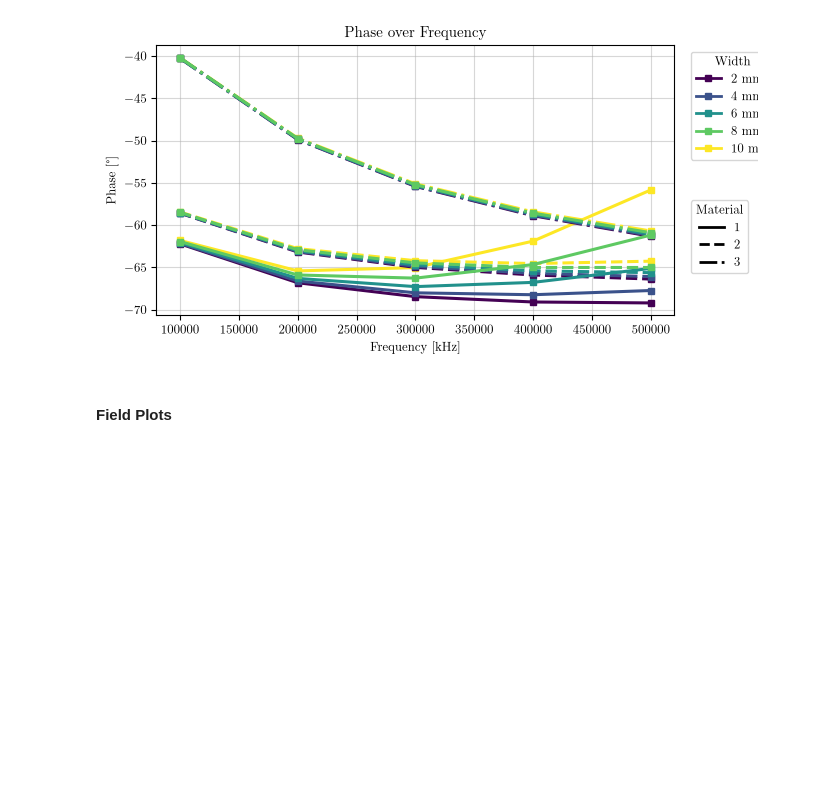
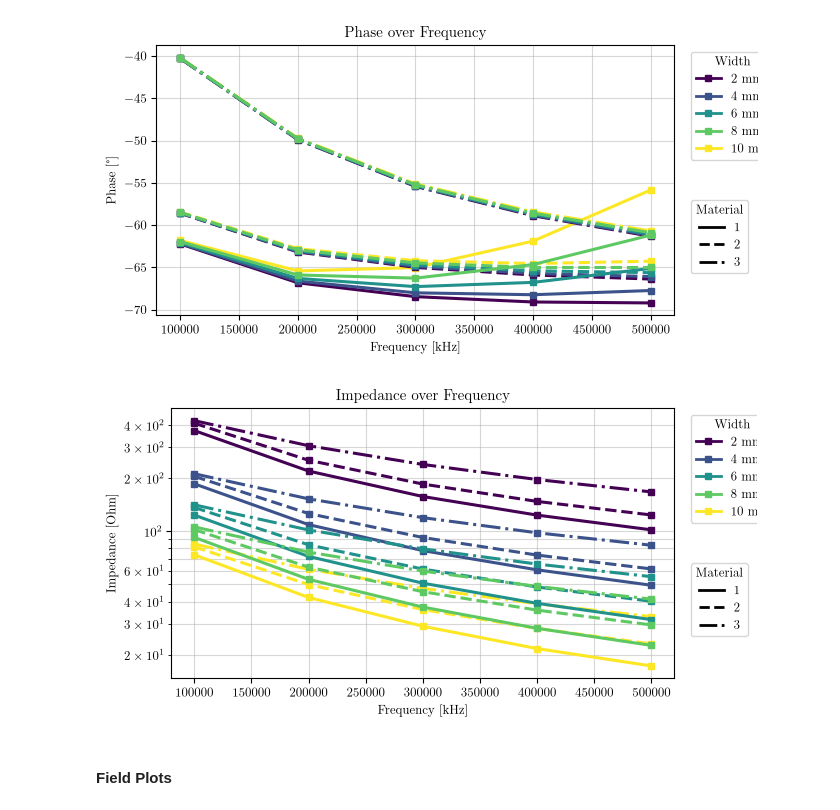
Before and after one commit to upb-lea/MPhSweepKit, a Jupyter notebook: examples/studies/ferrite_plate_capacitor/3_plots.ipynb, the cells around one changed output. Cells and saved outputs as stored; diff of their text form; code cells hidden in the pictures; blank space fills up the shorter version.

```diff
--- a/examples/studies/ferrite_plate_capacitor/3_plots.ipynb
+++ b/examples/studies/ferrite_plate_capacitor/3_plots.ipynb
@@ -134,6 +143,47 @@ dp.y_over_x_with_color_and_style(
 plt.show()
 # %% [output]
 [figure]
+# %%
+fig, ax = plt.subplots(figsize=(17 / 2.54, 9 / 2.54))
+
+custom_settings = PlotSettings(
+    x_scale="linear",
+    y_scale="log",
+    show_grid=True,
+    grid_which="both",
+    grid_alpha=0.5,
+    marker="s",
+    marker_size=5,
+    line_width=2.2,
+    color_map_name="viridis",
+    line_styles=("-", "--", "-.", ":"),
+    show_color_legend=True,
+    show_style_legend=True,
+    use_tight_layout=True
+)
+
+dp.y_over_x_with_color_and_style(
+    ax,
+    y_col="Z_abs",
+    x_col="freq",
+    color_col="width",
+    style_col="matsw.comp1.sw1",
+    settings=custom_settings,
+    text_overrides=PlotTextOverrides(
+        x_label="Frequency",
+        x_unit="kHz",
+        y_label="Impedance",
+        y_unit="Ohm",
+        color_label="Width",
+        color_unit="mm",
+        style_label="Material",
+        style_unit=" ",
+    ),
+)
+
+plt.show()
+# %% [output]
+[figure, added]
 # %% [markdown]
 #### Field Plots
 # %%
```
Also changed, not shown: parts of 6 cells of this notebook, 19 other files.
